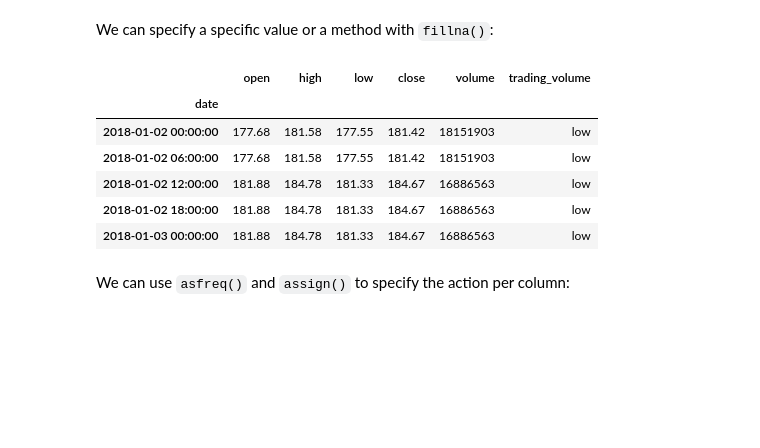
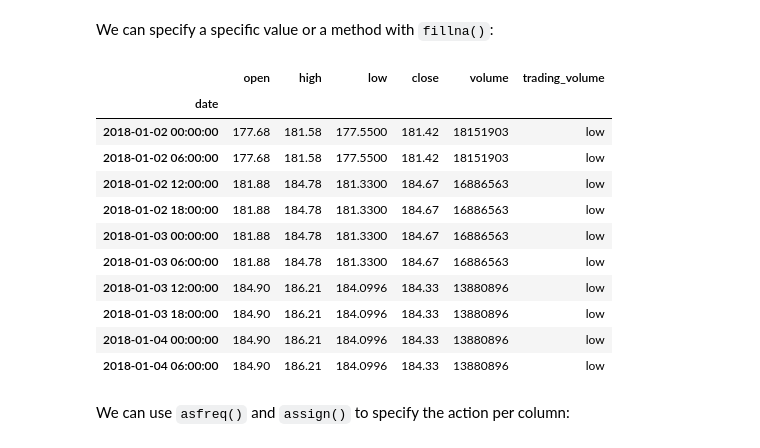
Before and after one commit to FuriousGeorge19/Hands-On-Data-Analysis-with-Pandas-2nd-edition, a Jupyter notebook: ch_04/4-time_series.ipynb, the cells around one changed output. Drawn from its saved outputs; the diff is of its cells as text; code cells hidden in the pictures; blank space fills up the shorter version.

```diff
--- a/ch_04/4-time_series.ipynb
+++ b/ch_04/4-time_series.ipynb
@@ -381,15 +756,20 @@ fb.resample('6H').pad().head()
 # %% [markdown]
 We can specify a specific value or a method with `fillna()`:
 # %%
-fb.resample('6H').fillna('nearest').head()
+fb.resample('6H').fillna('nearest').head(10)
 # %% [output]
 |  | open | high | low | close | volume | trading_volume |
 | date |  |  |  |  |  |  |
-| 2018-01-02 00:00:00 | 177.68 | 181.58 | 177.55 | 181.42 | 18151903 | low |
-| 2018-01-02 06:00:00 | 177.68 | 181.58 | 177.55 | 181.42 | 18151903 | low |
-| 2018-01-02 12:00:00 | 181.88 | 184.78 | 181.33 | 184.67 | 16886563 | low |
-| 2018-01-02 18:00:00 | 181.88 | 184.78 | 181.33 | 184.67 | 16886563 | low |
-| 2018-01-03 00:00:00 | 181.88 | 184.78 | 181.33 | 184.67 | 16886563 | low |
+| 2018-01-02 00:00:00 | 177.68 | 181.58 | 177.5500 | 181.42 | 18151903 | low |
+| 2018-01-02 06:00:00 | 177.68 | 181.58 | 177.5500 | 181.42 | 18151903 | low |
+| 2018-01-02 12:00:00 | 181.88 | 184.78 | 181.3300 | 184.67 | 16886563 | low |
+| 2018-01-02 18:00:00 | 181.88 | 184.78 | 181.3300 | 184.67 | 16886563 | low |
+| 2018-01-03 00:00:00 | 181.88 | 184.78 | 181.3300 | 184.67 | 16886563 | low |
+| 2018-01-03 06:00:00 | 181.88 | 184.78 | 181.3300 | 184.67 | 16886563 | low |
+| 2018-01-03 12:00:00 | 184.90 | 186.21 | 184.0996 | 184.33 | 13880896 | low |
+| 2018-01-03 18:00:00 | 184.90 | 186.21 | 184.0996 | 184.33 | 13880896 | low |
+| 2018-01-04 00:00:00 | 184.90 | 186.21 | 184.0996 | 184.33 | 13880896 | low |
+| 2018-01-04 06:00:00 | 184.90 | 186.21 | 184.0996 | 184.33 | 13880896 | low |
 # %% [markdown]
 We can use `asfreq()` and `assign()` to specify the action per column:
 # %%
```
Also changed, not shown: parts of 48 cells of this notebook, 8 other files.
